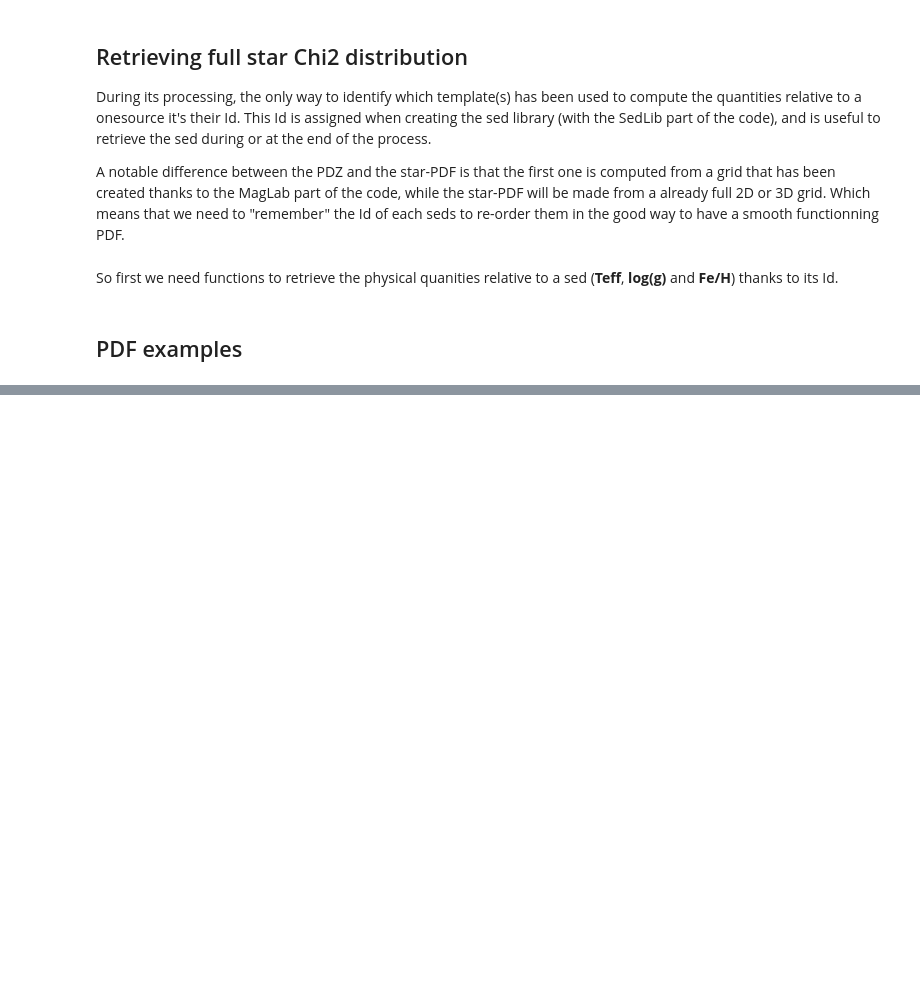
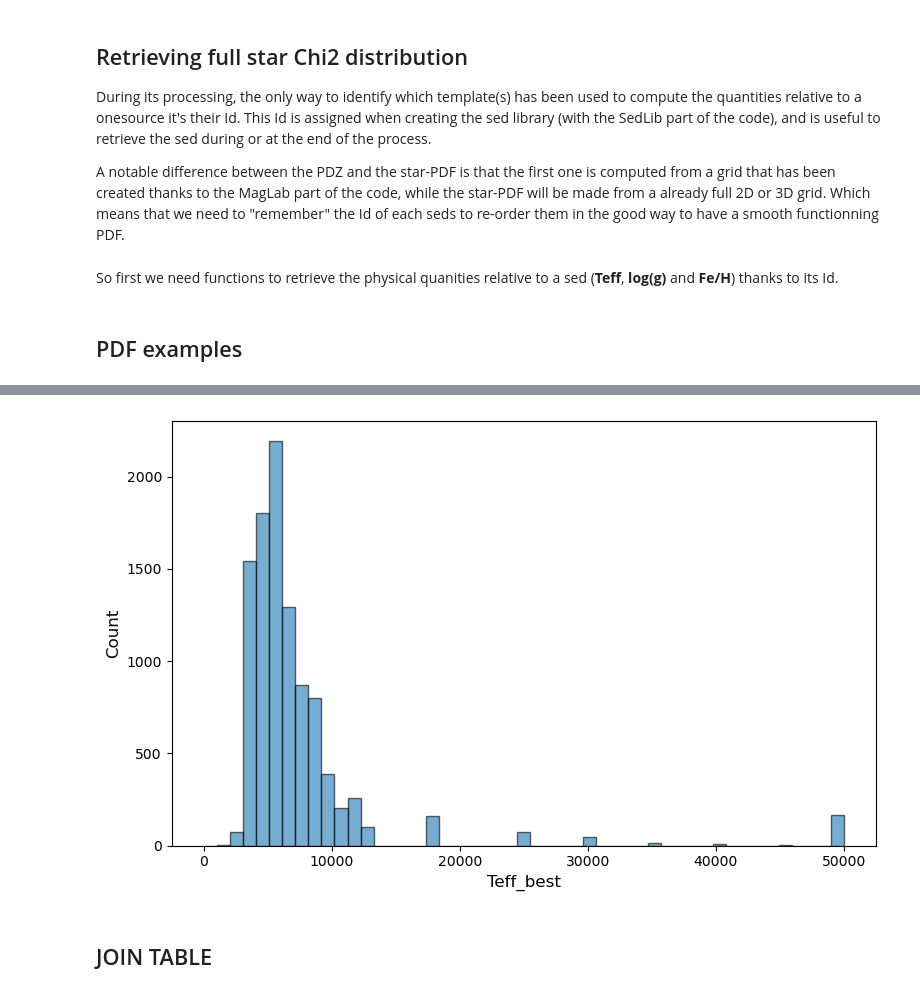
Before and after one commit to lephare-photoz/lephare, a Jupyter notebook: training_stats/notebooks/spectral_type_flagger.ipynb, the cells around one changed output, grey strips where cells are left out. Cells and saved outputs as stored; diff of their text form; code cells hidden in the pictures; blank space fills up the shorter version.

```diff
--- a/training_stats/notebooks/spectral_type_flagger.ipynb
+++ b/training_stats/notebooks/spectral_type_flagger.ipynb
@@ -276,2 +304,7 @@ chi2_values = np.loadtxt("/home/hallouin/Documents/t_hall/lephare/training_stats
 # %% [markdown]
 ## PDF examples
+# %%
+# chi2_values_path = "/home/hallouin/Documents/t_hall/lephare/training_stats/simulation_catalogs/star_gal/PDFs/DESstars_BT_DES_full_PDFstar.prob"
+# chi2_values_path = "/home/hallouin/Documents/t_hall/lephare/training_stats/simulation_catalogs/star_gal/PDFs/DC1_BT_LSST_full_PDFstar.prob"
+chi2_values_path = "/home/hallouin/Documents/t_hall/lephare/training_stats/simulation_catalogs/star_gal/PDFs/dp02_dc2_62_BT_LSST_full_PDFstar.prob"
+chi2_values = np.loadtxt(chi2_values_path, max_rows=10000)
@@ -671,0 +905,5 @@ star_pdf_analyzer.compute_all_features()
+# %%
+# chi2_values_path = "/home/hallouin/Documents/t_hall/lephare/training_stats/simulation_catalogs/star_gal/PDFs/DESstars_BT_DES_full_PDFstar.prob"
+# chi2_values_path = "/home/hallouin/Documents/t_hall/lephare/training_stats/simulation_catalogs/star_gal/PDFs/DC1_BT_LSST_full_PDFstar.prob"
+chi2_values_path = "/home/hallouin/Documents/t_hall/lephare/training_stats/simulation_catalogs/star_gal/PDFs/dp02_dc2_62_BT_LSST_full_PDFstar.prob"
+sample_analyzer = SAMPLE_ANALYZER(chi2_values_path, sed_grid_path, nrow=10000)
@@ -671,0 +915,10 @@ star_pdf_analyzer.compute_all_features()
+# %%
+from lephare import statsplot as lsp
+
+best_fit_distribution = sample_analyzer.best_fit_distribution()
+lsp.histograms(best_fit_distribution, col='Teff_best', xrange=(-1,max(best_fit_distribution['Teff_best'])), bins=50, log=False)
+# lsp.histograms(training_sample, col='npeaks_Teff', xrange=(-1,max(training_sample['npeaks_Teff'])), bins=50, log=False)
+# %% [output]
+[figure, added]
+# %% [markdown]
+## JOIN TABLE
```
Also changed, not shown: parts of 30 cells of this notebook, 1 other file.
